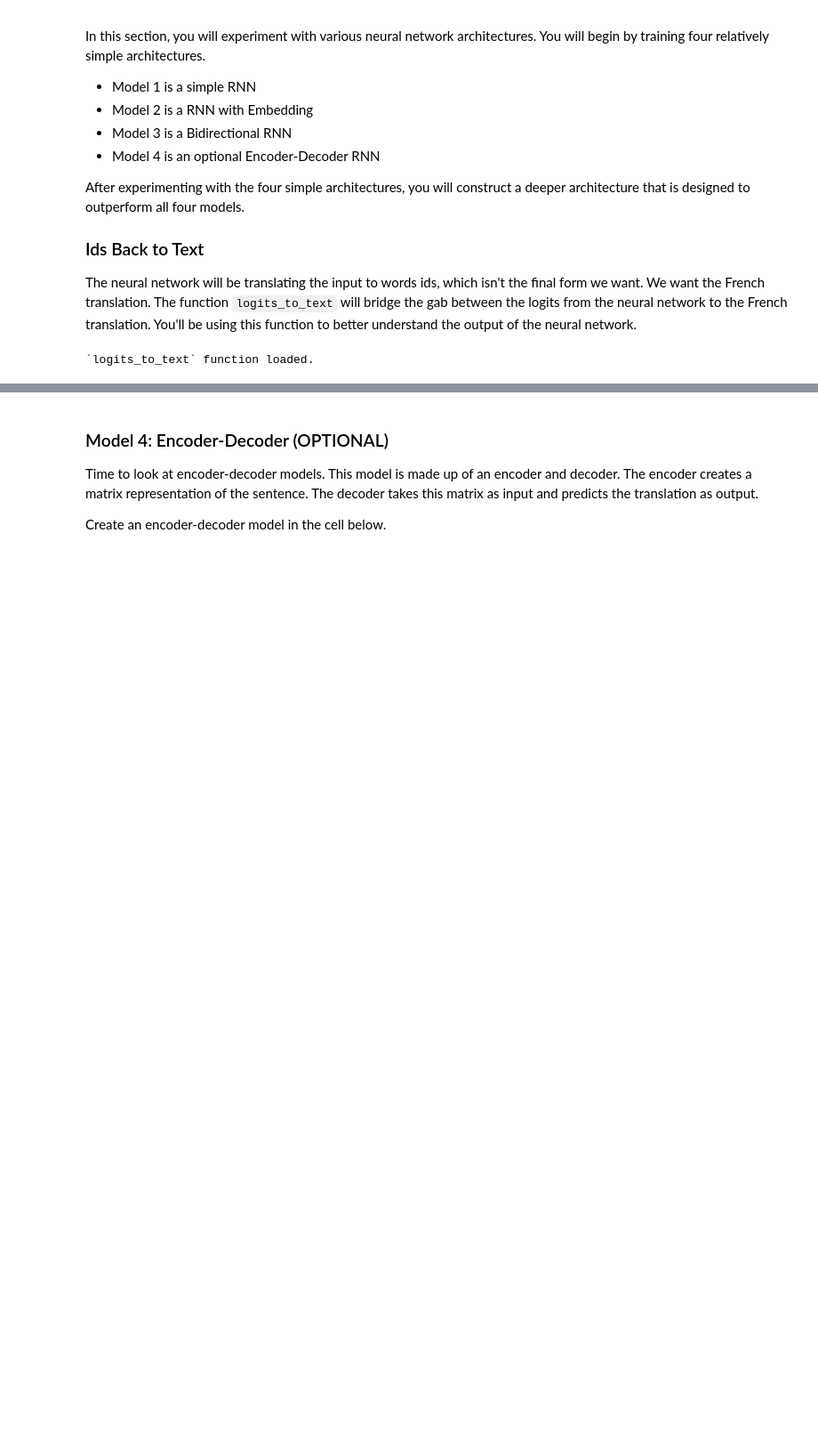
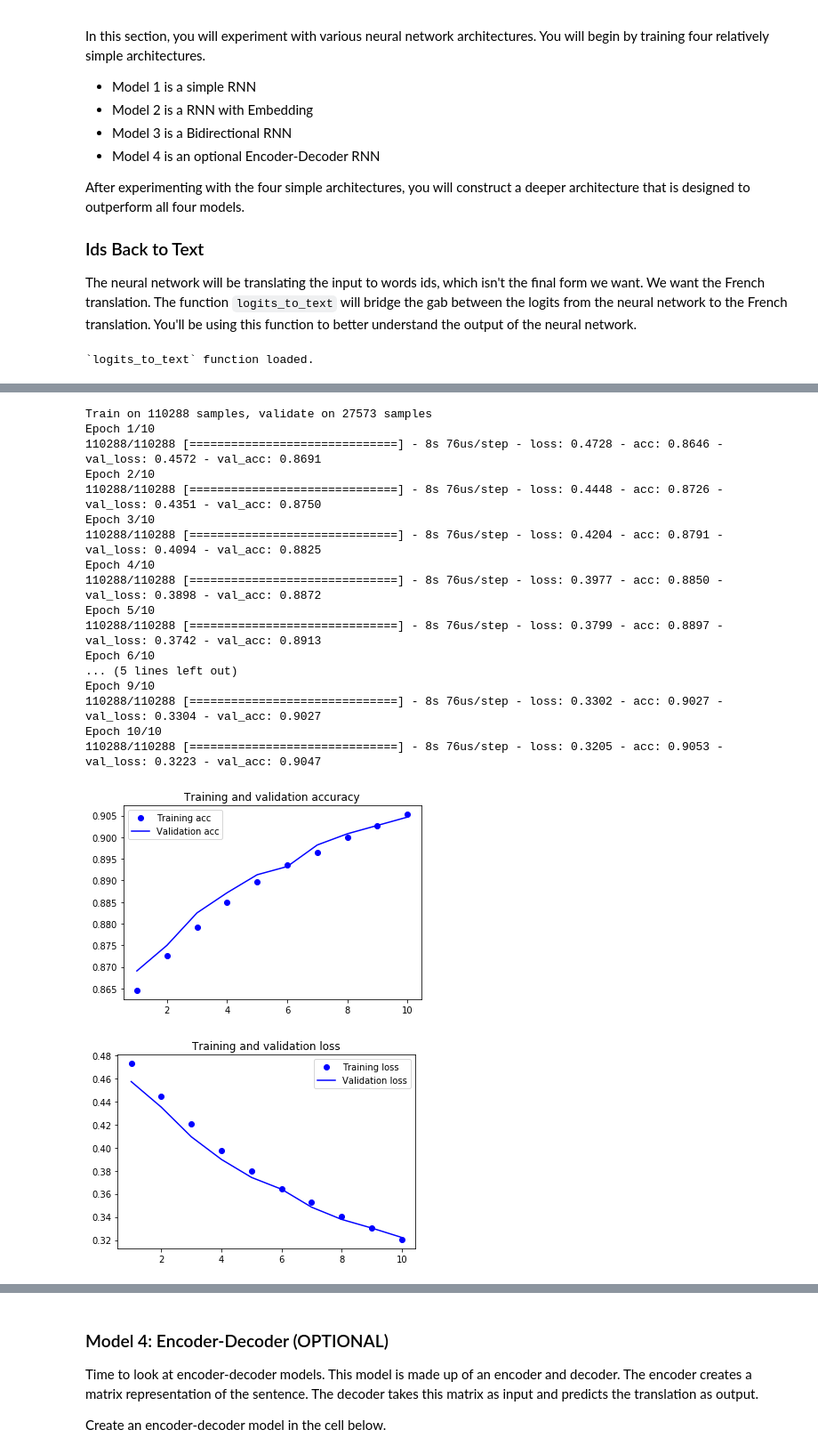
Before and after one commit to JcFreya/UD-NLP-proj2-Machine-Translation, a Jupyter notebook: machine_translation.ipynb, the cells around one changed output, grey strips where cells are left out. Shown: that part at 89% size. Cells and saved outputs as stored; diff of their text form; code cells hidden in the pictures; blank space fills up the shorter version.

```diff
--- a/machine_translation.ipynb
+++ b/machine_translation.ipynb
@@ -288,6 +288,8 @@ def simple_model(input_shape, output_sequence_length, english_vocab_size, french
     model.compile(loss=sparse_categorical_crossentropy,
                   optimizer=Adam(learning_rate),
                   metrics=['accuracy'])
+    model.summary()
+
     return model
 tests.test_simple_model(simple_model)
 
@@ -299,8 +301,8 @@ tmp_x = tmp_x.reshape((-1, preproc_french_sentences.shape[-2], 1))
 simple_rnn_model = simple_model(
     tmp_x.shape,
     max_french_sequence_length,
-    english_vocab_size,
-    french_vocab_size)
+    english_vocab_size+1,
+    french_vocab_size+1)
 simple_rnn_model.fit(tmp_x, preproc_french_sentences, batch_size=1024, epochs=10, validation_split=0.2)
 
 # Print prediction(s)
@@ -343,7 +345,7 @@ def embed_model(input_shape, output_sequence_length, english_vocab_size, french_
     learning_rate = 1e-3
 
     input_seq = Input(input_shape[1:])
-    embedding = Embedding(english_vocab_size, 128)(input_seq)
+    embedding = Embedding(english_vocab_size, output_dim=128)(input_seq)
     rnn = GRU(64, return_sequences=True)(embedding)
     logits = TimeDistributed(Dense(french_vocab_size))(rnn)
 
@@ -351,6 +353,7 @@ def embed_model(input_shape, output_sequence_length, english_vocab_size, french_
     model.compile(loss=sparse_categorical_crossentropy,
                  optimizer=Adam(learning_rate),
                  metrics=['accuracy'])
+    model.summary()
 
     return model
 tests.test_embed_model(embed_model)
@@ -392,3 +417,59 @@ new jersey est parfois calme en l'automne et il il neigeux neigeux en avril <PAD
+# %%
+import matplotlib.pyplot as plt
+# plot training and validation losses
+def plotting_results(history):
+    """
+    Plot results of a model trainig
+    """
+    acc = history.history['acc']
+    val_acc = history.history['val_acc']
+    loss = history.history['loss']
+    val_loss = history.history['val_loss']
+
+    epochs = range(1, len(acc) + 1)
+
+    plt.plot(epochs, acc, 'bo', label='Training acc')
+    plt.plot(epochs, val_acc, 'b', label='Validation acc')
+    plt.title('Training and validation accuracy')
+    plt.legend()
+
+    plt.figure()
+
+    plt.plot(epochs, loss, 'bo', label='Training loss')
+    plt.plot(epochs, val_loss, 'b', label='Validation loss')
+    plt.title('Training and validation loss')
+    plt.legend()
+
+    plt.show()
+# %%
+history = embed_rnn_model.fit(tmp_x,
+                               preproc_french_sentences,
+                               batch_size=1024,
+                               epochs=10,
+                               validation_split=0.2
+                              )
+
+plotting_results(history)
+# %% [output]
+Train on 110288 samples, validate on 27573 samples
+Epoch 1/10
+110288/110288 [==============================] - 8s 76us/step - loss: 0.4728 - acc: 0.8646 - val_loss: 0.4572 - val_acc: 0.8691
+Epoch 2/10
+110288/110288 [==============================] - 8s 76us/step - loss: 0.4448 - acc: 0.8726 - val_loss: 0.4351 - val_acc: 0.8750
+Epoch 3/10
+110288/110288 [==============================] - 8s 76us/step - loss: 0.4204 - acc: 0.8791 - val_loss: 0.4094 - val_acc: 0.8825
+Epoch 4/10
+110288/110288 [==============================] - 8s 76us/step - loss: 0.3977 - acc: 0.8850 - val_loss: 0.3898 - val_acc: 0.8872
+Epoch 5/10
+110288/110288 [==============================] - 8s 76us/step - loss: 0.3799 - acc: 0.8897 - val_loss: 0.3742 - val_acc: 0.8913
+Epoch 6/10
+... (5 lines left out)
+Epoch 9/10
+110288/110288 [==============================] - 8s 76us/step - loss: 0.3302 - acc: 0.9027 - val_loss: 0.3304 - val_acc: 0.9027
+Epoch 10/10
+110288/110288 [==============================] - 8s 76us/step - loss: 0.3205 - acc: 0.9053 - val_loss: 0.3223 - val_acc: 0.9047
+[figure, added]
+[figure, added]
 # %% [markdown]
 ### Model 3: Bidirectional RNNs (IMPLEMENTATION)
 ![RNN](images/bidirectional.png)
```
Also changed, not shown: parts of 18 cells of this notebook.
